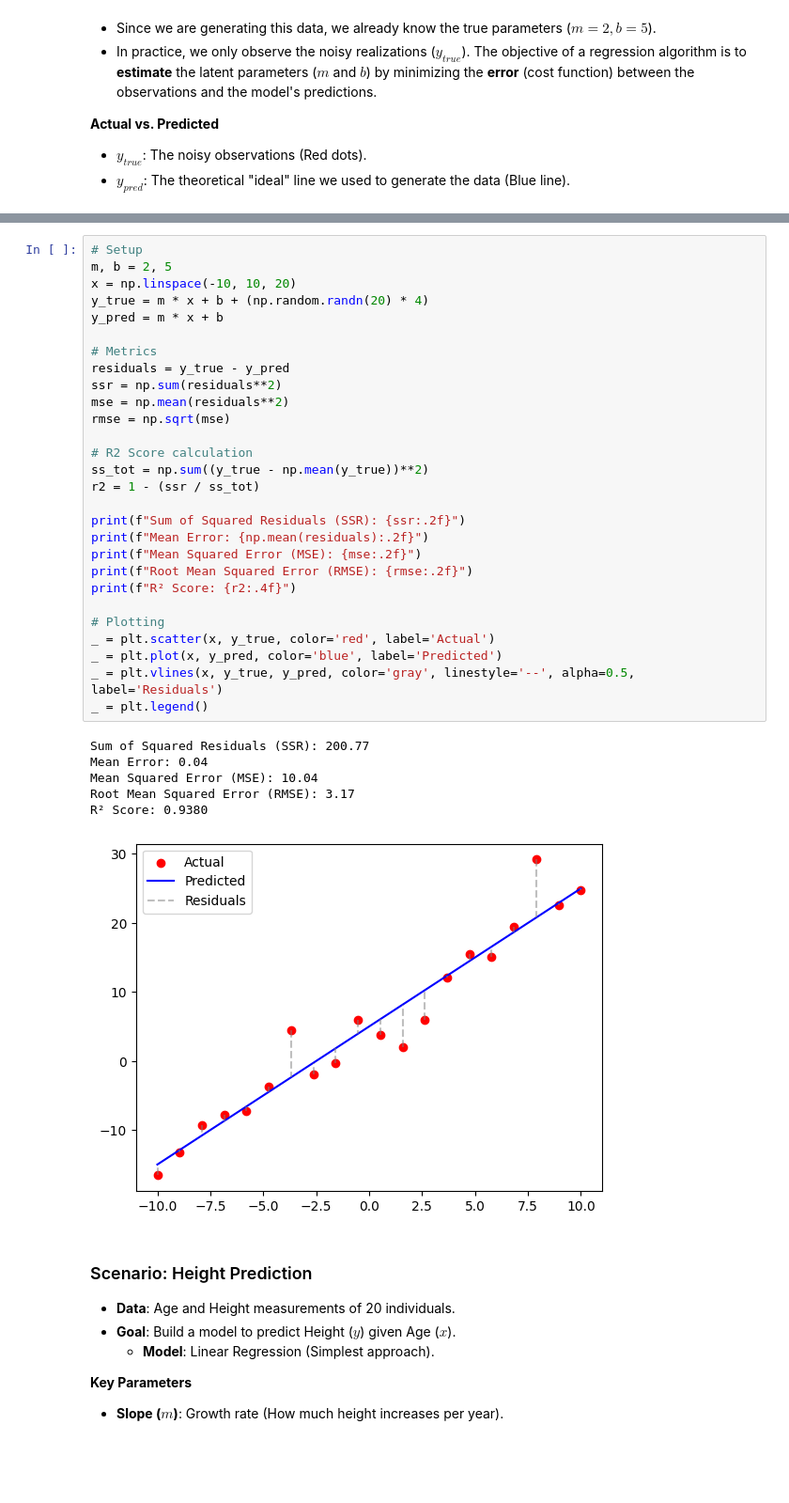
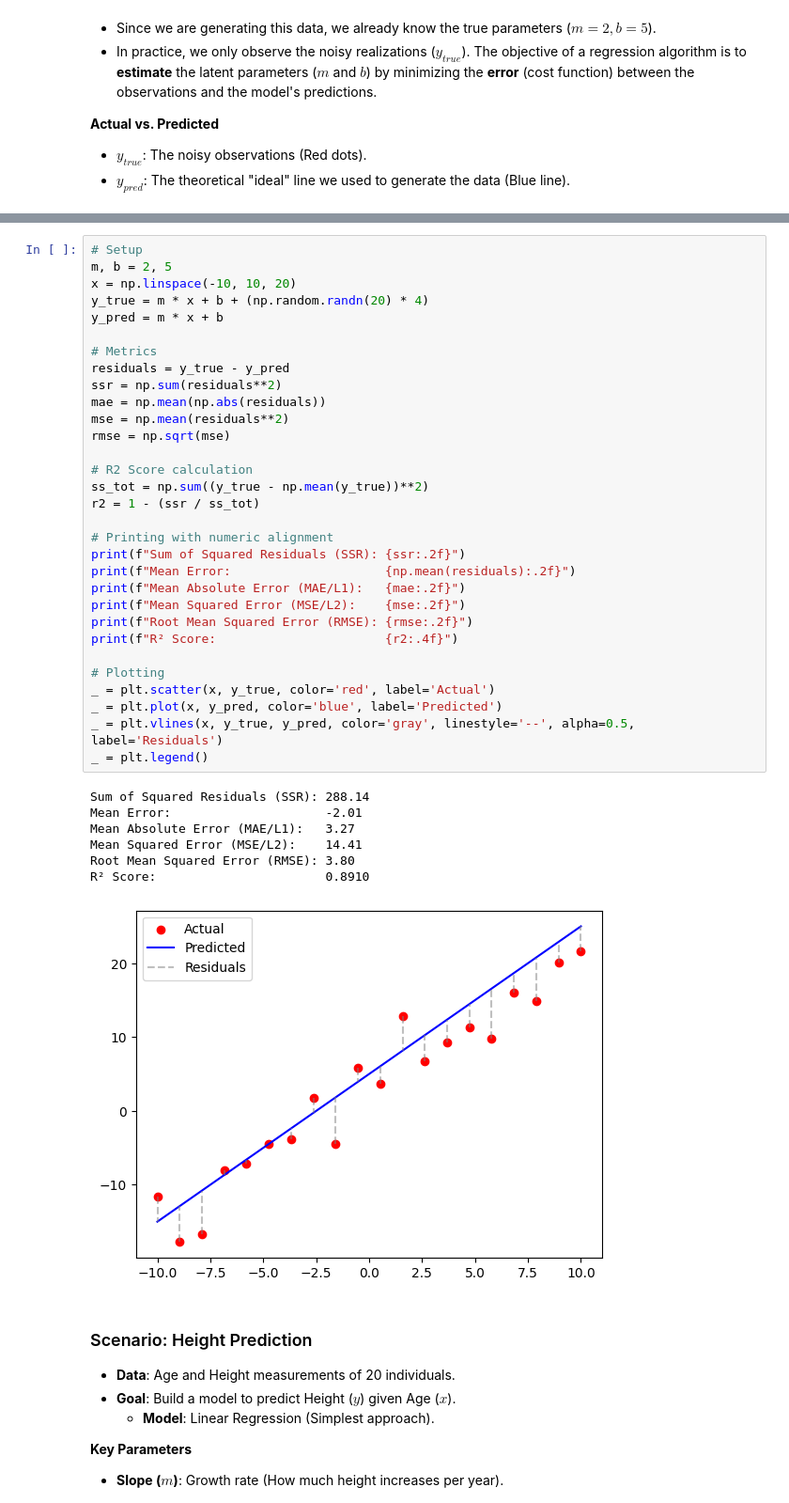
Before and after one commit to k26rahul/dl-and-genai, a Jupyter notebook: week-1/linear-regression.ipynb, the cells around one changed output, grey strips where cells are left out. Shown at 94% size. Cells and saved outputs as stored; diff of their text form; blank space fills up the shorter version.

```diff
--- a/week-1/linear-regression.ipynb
+++ b/week-1/linear-regression.ipynb
@@ -85,38 +86,42 @@ _ = plt.legend()
 # %%
 # Setup
 m, b = 2, 5
 x = np.linspace(-10, 10, 20)
 y_true = m * x + b + (np.random.randn(20) * 4)
 y_pred = m * x + b
 
 # Metrics
 residuals = y_true - y_pred
 ssr = np.sum(residuals**2)
+mae = np.mean(np.abs(residuals))
 mse = np.mean(residuals**2)
 rmse = np.sqrt(mse)
 
 # R2 Score calculation
 ss_tot = np.sum((y_true - np.mean(y_true))**2)
 r2 = 1 - (ssr / ss_tot)
 
+# Printing with numeric alignment
 print(f"Sum of Squared Residuals (SSR): {ssr:.2f}")
-print(f"Mean Error: {np.mean(residuals):.2f}")
-print(f"Mean Squared Error (MSE): {mse:.2f}")
+print(f"Mean Error:                     {np.mean(residuals):.2f}")
+print(f"Mean Absolute Error (MAE/L1):   {mae:.2f}")
+print(f"Mean Squared Error (MSE/L2):    {mse:.2f}")
 print(f"Root Mean Squared Error (RMSE): {rmse:.2f}")
-print(f"R² Score: {r2:.4f}")
+print(f"R² Score:                       {r2:.4f}")
 
 # Plotting
 _ = plt.scatter(x, y_true, color='red', label='Actual')
 _ = plt.plot(x, y_pred, color='blue', label='Predicted')
 _ = plt.vlines(x, y_true, y_pred, color='gray', linestyle='--', alpha=0.5, label='Residuals')
 _ = plt.legend()
 # %% [output]
-Sum of Squared Residuals (SSR): 200.77
-Mean Error: 0.04
-Mean Squared Error (MSE): 10.04
-Root Mean Squared Error (RMSE): 3.17
-R² Score: 0.9380
+Sum of Squared Residuals (SSR): 288.14
+Mean Error:                     -2.01
+Mean Absolute Error (MAE/L1):   3.27
+Mean Squared Error (MSE/L2):    14.41
+Root Mean Squared Error (RMSE): 3.80
+R² Score:                       0.8910
-[figure, old version]
+[figure, new version]
 # %% [markdown]
 ### Scenario: Height Prediction
 
```
Also changed, not shown: parts of 4 cells of this notebook.
